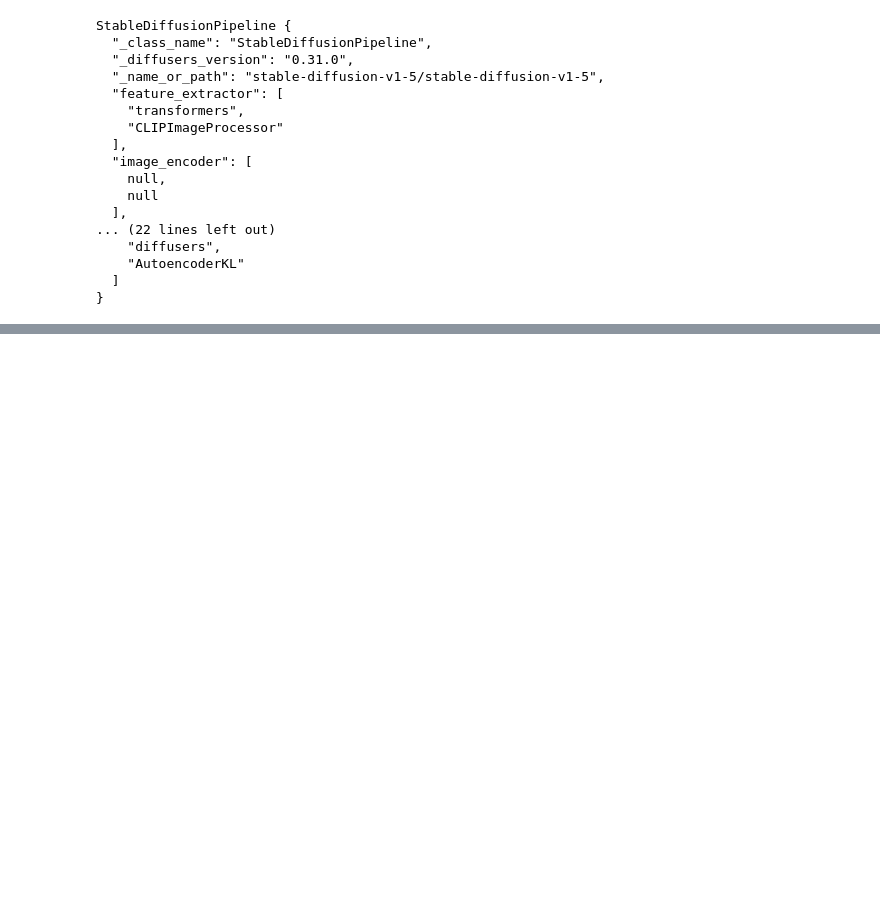
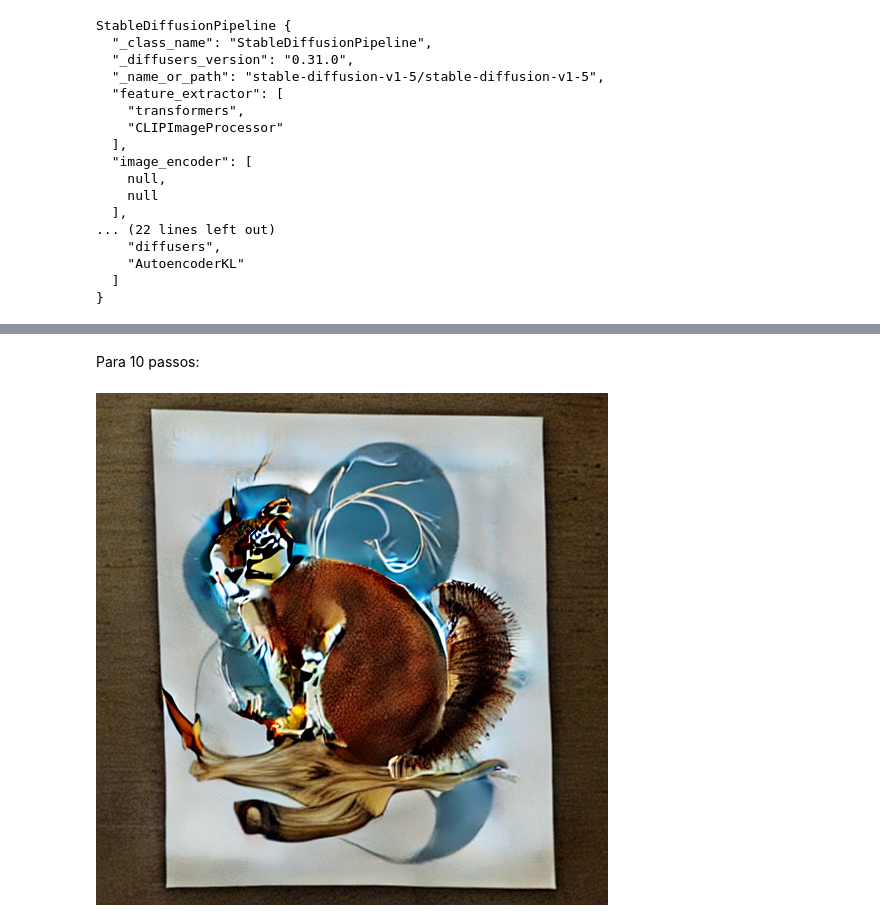
Before and after one commit to dvccs99/atv-vcomp-RRIA, a Jupyter notebook: vcomp/diffusion_model.ipynb, the cells around one changed output, grey strips where cells are left out. Saved outputs shown, nothing was run; the diff lists cells and outputs as text; code cells hidden in the pictures; blank space fills up the shorter version.

```diff
--- a/vcomp/diffusion_model.ipynb
+++ b/vcomp/diffusion_model.ipynb
@@ -56,0 +61,7 @@ image
+# %% [markdown]
+Para 10 passos:
+# %%
+image = pipeline("An image of a squirrel in artistic style", num_inference_steps=10).images[0]
+image
+# %% [output]
+[figure, added]
```
Also changed, not shown: parts of 10 cells of this notebook.
